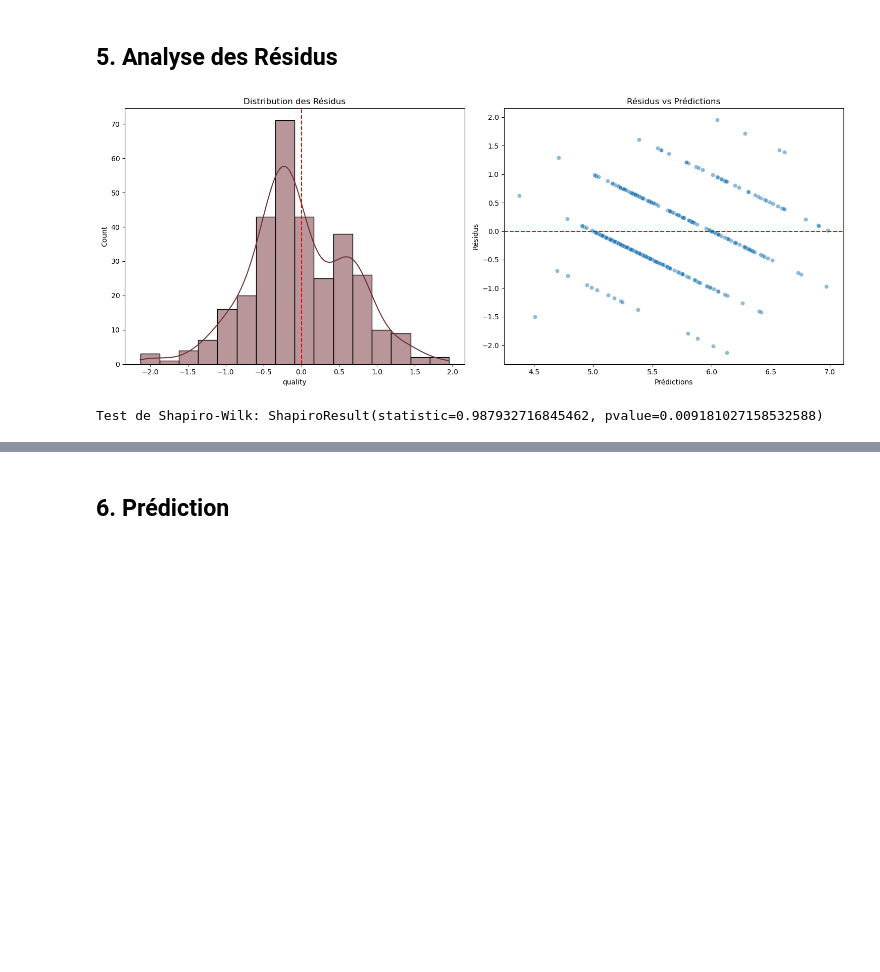
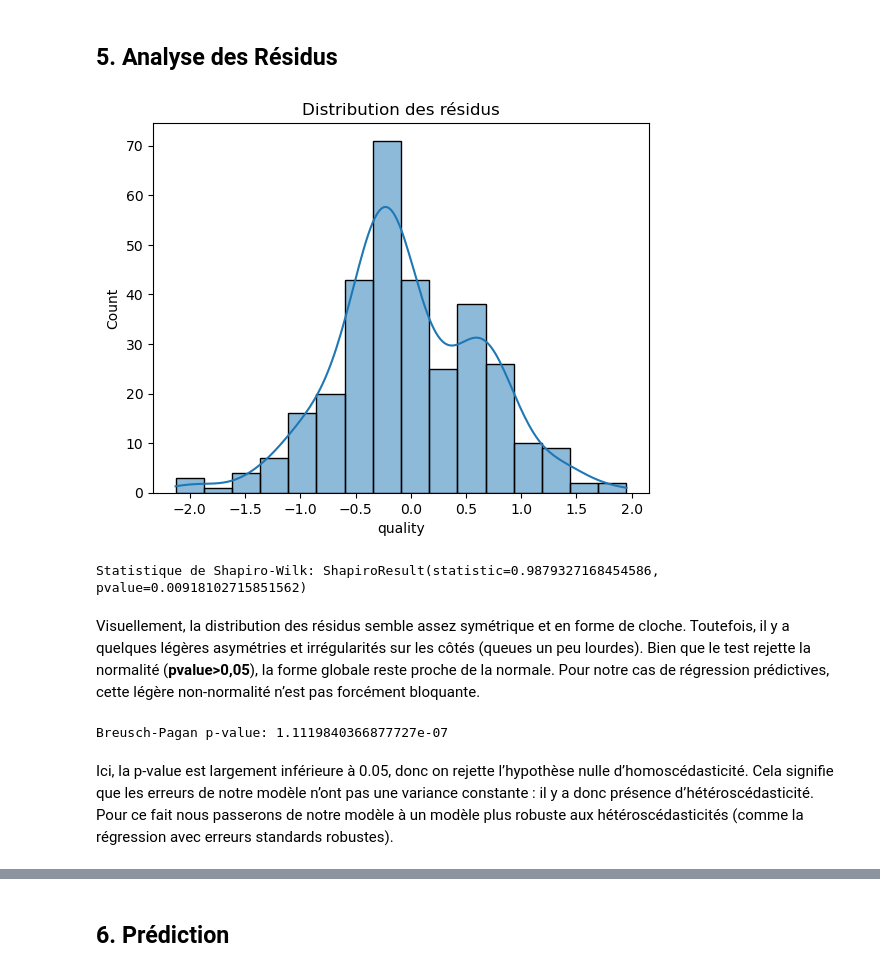
Before and after one commit to touss643/60-Jours-de-RL, a Jupyter notebook: src/Jour_45.ipynb, the cells around one changed output, grey strips where cells are left out. Drawn from its saved outputs; the diff is of its cells as text; code cells hidden in the pictures; blank space fills up the shorter version.

```diff
--- a/src/Jour_45.ipynb
+++ b/src/Jour_45.ipynb
@@ -130,15 +131,14 @@ plt.show()
 # %%
-# Séparation Features/Target
+# Variables explicatives et cible
 X = data.drop('quality', axis=1)
 y = data['quality']
 
-# Normalisation des données
-scaler = StandardScaler()
-X_scaled = scaler.fit_transform(X)
-X_scaled = pd.DataFrame(X_scaled, columns=X.columns)
+# Séparation en train/test
+X_train, X_test, y_train, y_test = train_test_split(X, y, test_size=0.2, random_state=42)
 
-# Split Train/Test
-X_train, X_test, y_train, y_test = train_test_split(
-    X_scaled, y, test_size=0.2, random_state=42)
+# Modèle
+model = LinearRegression()
+model.fit(X_train, y_train)
 
-print(f"Train set: {X_train.shape}, Test set: {X_test.shape}")
+# Prédictions
+y_pred = model.predict(X_test)
@@ -192,29 +157,31 @@ Nous retrouvant dans un cas de régression prédictive, on peut juste exploiter
 Notre **RMSE** de **0.663** signifie qu'en moyenne, les prédictions de notre modèle s'écartent des valeurs réelles d'environ **0.663 unités**. Le modèle a alors une bonne capacité prédictive compte tenu de la plage de valeurs de notre variable cible.
 # %% [markdown]
 ## 5. Analyse des Résidus
-# %%
-residuals = y_test - y_pred
-
-fig, (ax1, ax2) = plt.subplots(1, 2, figsize=(15, 6))
-
-# Distribution des résidus
-sns.histplot(residuals, kde=True, ax=ax1, color='#722F37')
-ax1.set_title('Distribution des Résidus')
-ax1.axvline(0, color='red', linestyle='--')
-
-# Résidus vs Prédictions
-sns.scatterplot(x=y_pred, y=residuals, alpha=0.5, ax=ax2)
-ax2.axhline(0, color='red', linestyle='--')
-ax2.set_title('Résidus vs Prédictions')
-ax2.set_xlabel('Prédictions')
-ax2.set_ylabel('Résidus')
-
-plt.tight_layout()
-plt.show()
-# %% [output]
-[figure, removed]
-# %%
-# Test de normalité de Shapiro-Wilk
-print("Test de Shapiro-Wilk:", shapiro(residuals))
-# %% [output]
-Test de Shapiro-Wilk: ShapiroResult(statistic=0.987932716845462, pvalue=0.009181027158532588)
+# %%
+residuals = y_test - y_pred
+
+# Histogramme
+sns.histplot(residuals, kde=True)
+plt.title('Distribution des résidus')
+plt.show()
+
+# Test de Shapiro-Wilk
+shapiro_test = stats.shapiro(residuals)
+print("Statistique de Shapiro-Wilk:", shapiro_test)
+# %% [output]
+[figure, added]
+Statistique de Shapiro-Wilk: ShapiroResult(statistic=0.9879327168454586, pvalue=0.00918102715851562)
+# %% [markdown]
+Visuellement, la distribution des résidus semble assez symétrique et en forme de cloche. Toutefois, il y a quelques légères asymétries et irrégularités sur les côtés (queues un peu lourdes). Bien que le test rejette  la normalité (**pvalue>0,05**), la forme globale reste proche de la normale. Pour notre cas de régression prédictives, cette légère non-normalité n’est pas forcément bloquante.
+# %%
+# Test d'hétéroscédasticité
+X_sm = sm.add_constant(X_train)
+model_sm = sm.OLS(y_train, X_sm).fit()
+test_bp = sms.het_breuschpagan(model_sm.resid, X_sm)
+
+print("Breusch-Pagan p-value:", test_bp[1])
+# %% [output]
+Breusch-Pagan p-value: 1.1119840366877727e-07
+# %% [markdown]
+Ici, la p-value est largement inférieure à 0.05, donc on rejette l’hypothèse nulle d’homoscédasticité.
+Cela signifie que les erreurs de notre modèle n’ont pas une variance constante : il y a donc présence d’hétéroscédasticité. Pour ce fait nous passerons de notre modèle à un modèle plus robuste aux hétéroscédasticités (comme la régression avec erreurs standards robustes).
```
Also changed, not shown: parts of 16 cells of this notebook.
